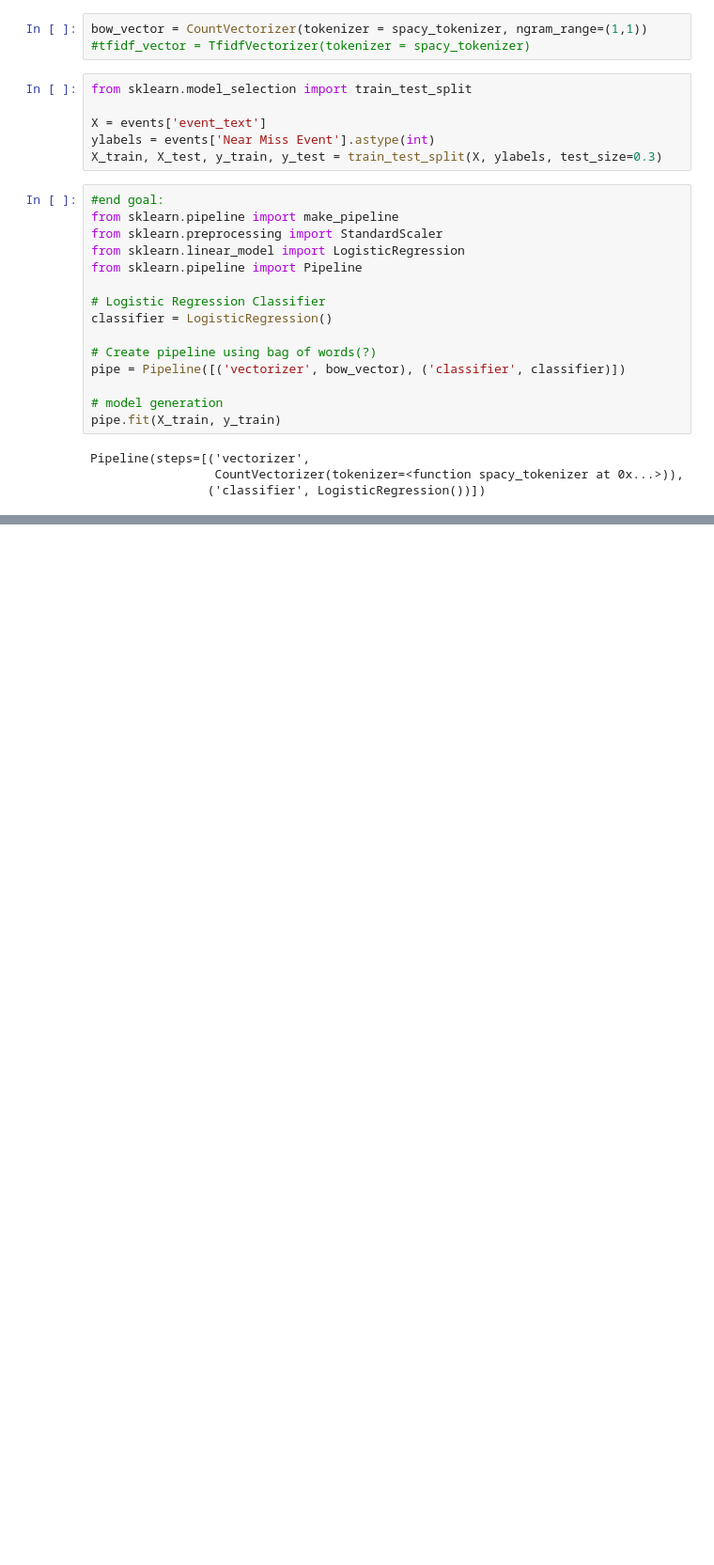
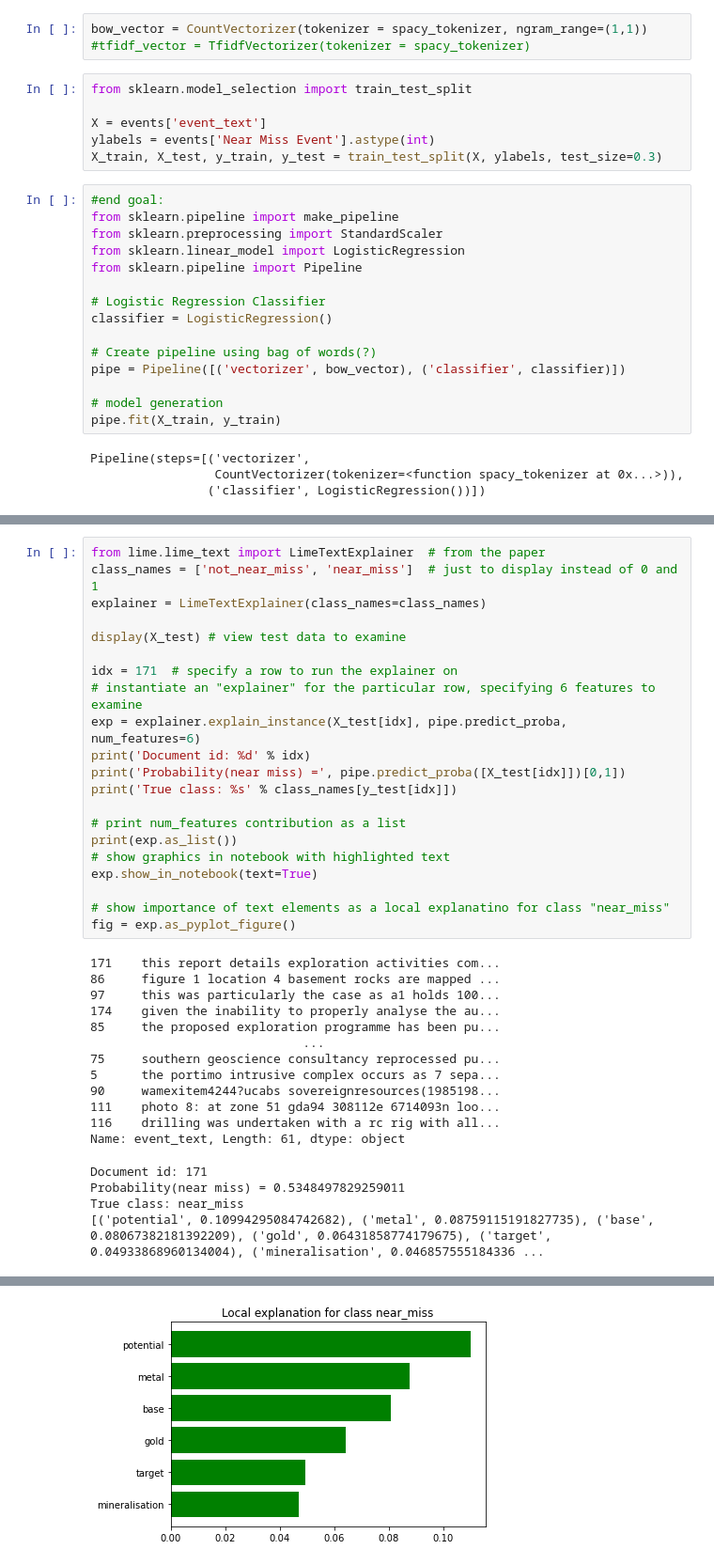
Before and after one commit to tanghyd/capstone, a Jupyter notebook: pipeline/sample_event_classification.ipynb, the cells around one changed output, grey strips where cells are left out. Shown at 94% size. Drawn from its saved outputs; the diff is of its cells as text; blank space fills up the shorter version.

Commit message:
Add Lime - explain prediction of classifier

```diff
--- a/pipeline/sample_event_classification.ipynb
+++ b/pipeline/sample_event_classification.ipynb
@@ -124,0 +125,38 @@ Logistic Regression Recall: 0.85
+# %%
+from lime.lime_text import LimeTextExplainer  # from the paper
+class_names = ['not_near_miss', 'near_miss']  # just to display instead of 0 and 1
+explainer = LimeTextExplainer(class_names=class_names)
+
+display(X_test) # view test data to examine
+
+idx = 171  # specify a row to run the explainer on
+# instantiate an "explainer" for the particular row, specifying 6 features to examine
+exp = explainer.explain_instance(X_test[idx], pipe.predict_proba, num_features=6)
+print('Document id: %d' % idx)
+print('Probability(near miss) =', pipe.predict_proba([X_test[idx]])[0,1])
+print('True class: %s' % class_names[y_test[idx]])
+
+# print num_features contribution as a list
+print(exp.as_list())
+# show graphics in notebook with highlighted text
+exp.show_in_notebook(text=True)
+
+# show importance of text elements as a local explanatino for class "near_miss"
+fig = exp.as_pyplot_figure()
+# %% [output]
+171    this report details exploration activities com...
+86     figure 1 location 4 basement rocks are mapped ...
+97     this was particularly the case as a1 holds 100...
+174    given the inability to properly analyse the au...
+85     the proposed exploration programme has been pu...
+                             ...
+75     southern geoscience consultancy reprocessed pu...
+5      the portimo intrusive complex occurs as 7 sepa...
+90     wamexitem4244?ucabs sovereignresources(1985198...
+111    photo 8: at zone 51 gda94 308112e 6714093n loo...
+116    drilling was undertaken with a rc rig with all...
+Name: event_text, Length: 61, dtype: object
+Document id: 171
+Probability(near miss) = 0.5348497829259011
+True class: near_miss
+[('potential', 0.10994295084742682), ('metal', 0.08759115191827735), ('base', 0.08067382181392209), ('gold', 0.06431858774179675), ('target', 0.04933868960134004), ('mineralisation', 0.046857555184336 ...
@@ -124,0 +164 @@ Logistic Regression Recall: 0.85
+[figure, added]
```
Also changed, not shown: parts of 6 cells of this notebook.
